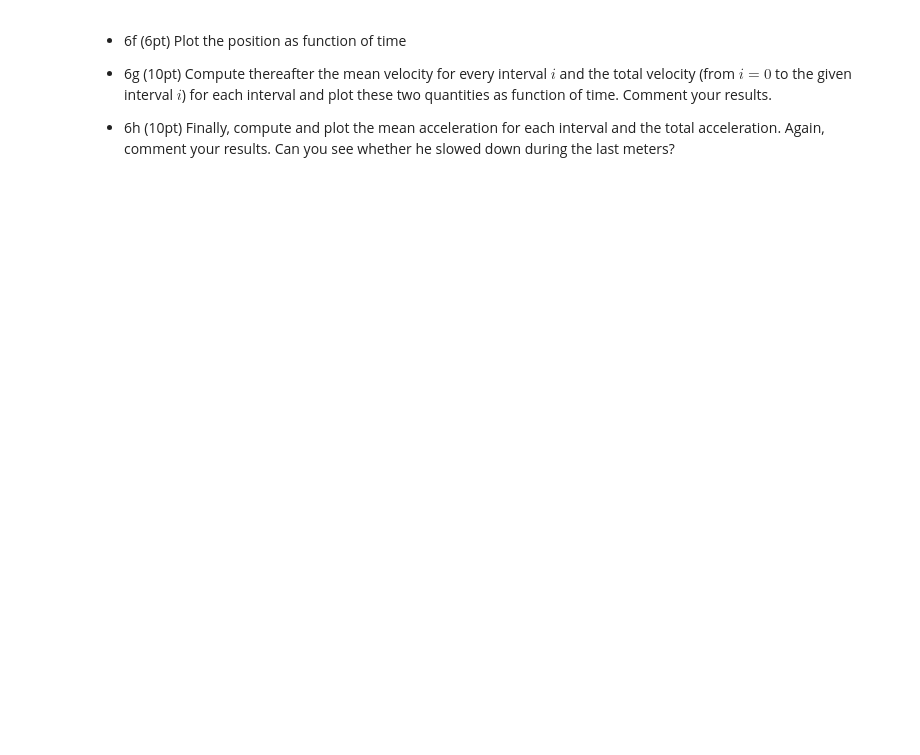
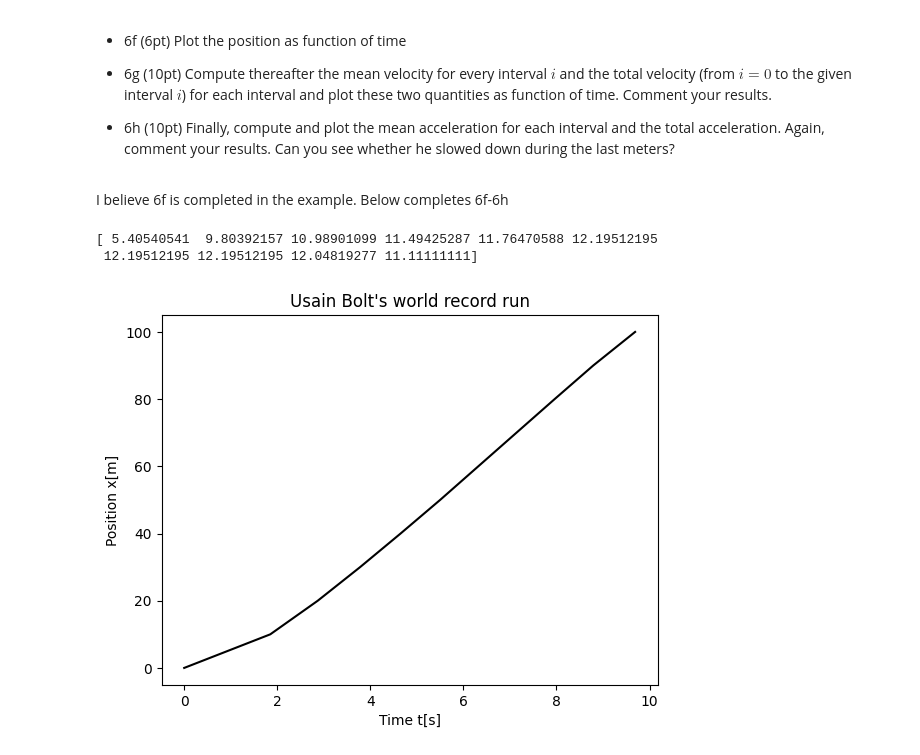
Before and after one commit to Amplewarrior/phy321msu, a Jupyter notebook: homeworks/hw1.ipynb, the cells around one changed output. Cells and saved outputs as stored; diff of their text form; code cells hidden in the pictures; blank space fills up the shorter version.

```diff
--- a/homeworks/hw1.ipynb
+++ b/homeworks/hw1.ipynb
@@ -208,3 +223,23 @@ plt.show()
 * 6g (10pt) Compute thereafter the mean velocity for every interval $i$ and the total velocity (from $i=0$ to the given interval $i$) for each interval and plot these two quantities as function of time. Comment your results.
 
 * 6h (10pt) Finally, compute and plot the mean acceleration for each interval and the total acceleration. Again, comment your results. Can you see whether he slowed down during the last meters?
+# %% [markdown]
+I believe 6f is completed in the example. Below completes 6f-6h
+# %%
+# we just initialize time and position
+x = np.array([0, 10.0, 20.0, 30.0, 40.0, 50.0, 60.0, 70.0, 80.0, 90.0, 100.0])
+t = np.array([0, 1.85, 2.87, 3.78, 4.65, 5.50, 6.32, 7.14, 7.96, 8.79, 9.69])
+dt = t[1:] - t[:-1]
+dx = x[1:] - x[:-1]
+dxdt = dx/dt
+print(dxdt)
+
+plt.plot(t,x, color='black')
+plt.xlabel("Time t[s]")
+plt.ylabel("Position x[m]")
+plt.title("Usain Bolt's world record run")
+plt.show()
+# %% [output]
+[ 5.40540541  9.80392157 10.98901099 11.49425287 11.76470588 12.19512195
+ 12.19512195 12.19512195 12.04819277 11.11111111]
+[figure, added]
```
Also changed, not shown: parts of 5 cells of this notebook.
